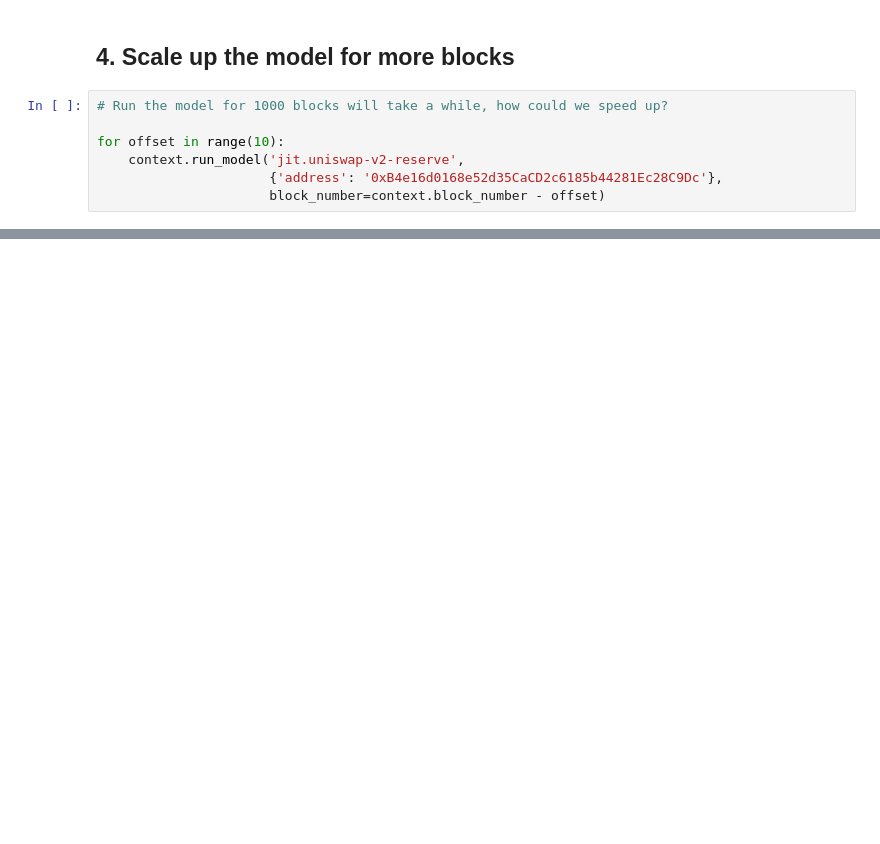
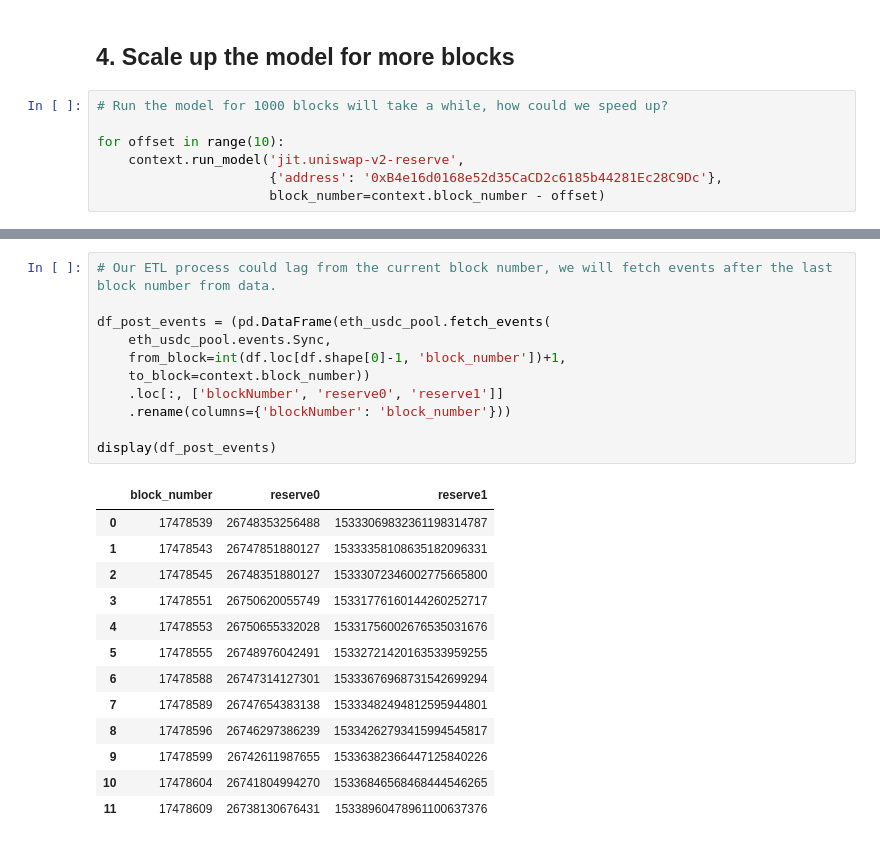
Before and after one commit to credmark/credmark-models-notebook, a Jupyter notebook: workshop/20230620-MetricsDAO.ipynb, the cells around one changed output, grey strips where cells are left out. Saved outputs shown, nothing was run; the diff lists cells and outputs as text; blank space fills up the shorter version.

```diff
--- a/workshop/20230620-MetricsDAO.ipynb
+++ b/workshop/20230620-MetricsDAO.ipynb
@@ -219 +217,26 @@ df
+# %%
+# Our ETL process could lag from the current block number, we will fetch events after the last block number from data.
+
+df_post_events = (pd.DataFrame(eth_usdc_pool.fetch_events(
+    eth_usdc_pool.events.Sync,
+    from_block=int(df.loc[df.shape[0]-1, 'block_number'])+1,
+    to_block=context.block_number))
+    .loc[:, ['blockNumber', 'reserve0', 'reserve1']]
+    .rename(columns={'blockNumber': 'block_number'}))
+
+display(df_post_events)
+# %% [output]
+|  | block_number | reserve0 | reserve1 |
+| 0 | 17478539 | 26748353256488 | 15333069832361198314787 |
+| 1 | 17478543 | 26747851880127 | 15333358108635182096331 |
+| 2 | 17478545 | 26748351880127 | 15333072346002775665800 |
+| 3 | 17478551 | 26750620055749 | 15331776160144260252717 |
+| 4 | 17478553 | 26750655332028 | 15331756002676535031676 |
+| 5 | 17478555 | 26748976042491 | 15332721420163533959255 |
+| 6 | 17478588 | 26747314127301 | 15333676968731542699294 |
+| 7 | 17478589 | 26747654383138 | 15333482494812595944801 |
+| 8 | 17478596 | 26746297386239 | 15334262793415994545817 |
+| 9 | 17478599 | 26742611987655 | 15336382366447125840226 |
+| 10 | 17478604 | 26741804994270 | 15336846568468444546265 |
+| 11 | 17478609 | 26738130676431 | 15338960478961100637376 |
 # %%
```
Also changed, not shown: parts of 11 cells of this notebook.
